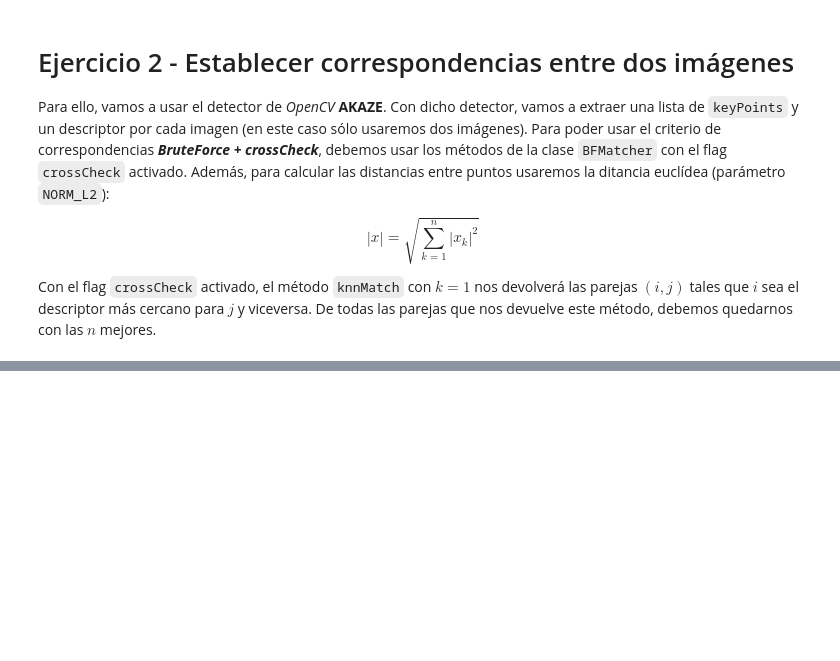
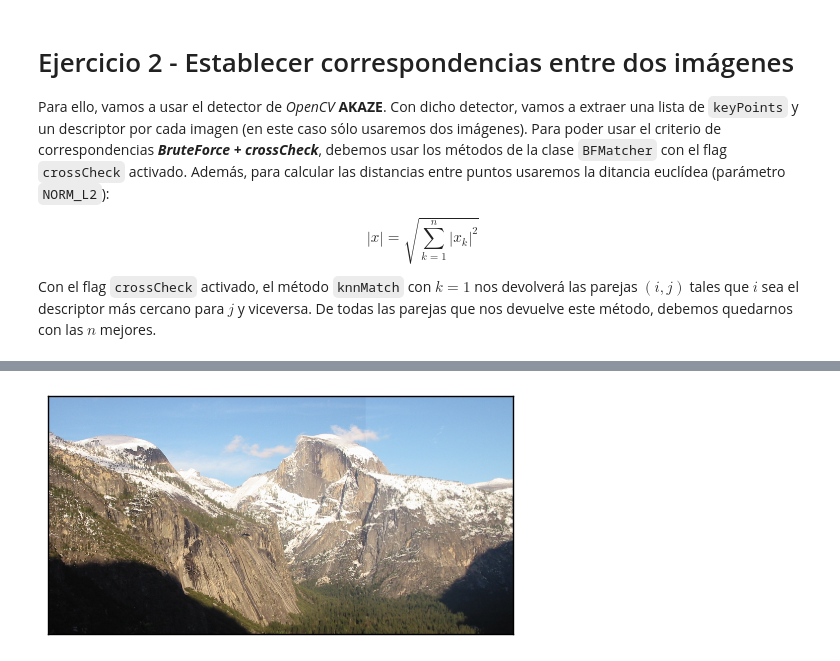
Before and after one commit to mgmacias95/Vision-por-Computador, a Jupyter notebook: P2/Visión por Computador - Práctica 2.ipynb, the cells around one changed output, grey strips where cells are left out. Cells and saved outputs as stored; diff of their text form; code cells hidden in the pictures; blank space fills up the shorter version.

```diff
--- a/P2/Visión por Computador - Práctica 2.ipynb
+++ b/P2/Visión por Computador - Práctica 2.ipynb
@@ -341,0 +356,20 @@ En general, vemos que hay líneas rectas pero también líneas en otras direccio
+# %%
+def mosaico_dos(img1, img2, epsilon=0.5, mostrar_img=True):
+    matches, kps1, kps2 = akaze_match(img1=img1, img2=img2, mask=None, mostrar_img=False)
+    puntos_dst = np.float32([kps1[m.queryIdx].pt for m in matches]).reshape(-1, 1, 2)
+    puntos_src = np.float32([kps2[m.trainIdx].pt for m in matches]).reshape(-1,1,2)
+    homografia, mascara = cv2.findHomography(srcPoints=puntos_src, dstPoints=puntos_dst, method=cv2.RANSAC,
+                                            ransacReprojThreshold=epsilon)
+    result = cv2.warpPerspective(src=img2, M=homografia, dsize=(img1.shape[1] + img2.shape[1], img2.shape[0]))
+    result[0:img1.shape[0], 0:img1.shape[1]] = img1
+    result=np.delete(arr=result, obj=np.where(result==0)[1],axis=1)
+    if mostrar_img:
+        mostrar(result)
+
+    return result
+
+img1 = cv2.imread('datos-T2/yosemite/Yosemite1.jpg', cv2.IMREAD_UNCHANGED)
+img2 = cv2.imread('datos-T2/yosemite/Yosemite2.jpg', cv2.IMREAD_UNCHANGED)
+mosaico_d = mosaico_dos(img1=img1, img2=img2)
+# %% [output]
+[figure, added]
```
Also changed, not shown: parts of 7 cells of this notebook, 6 other files.
